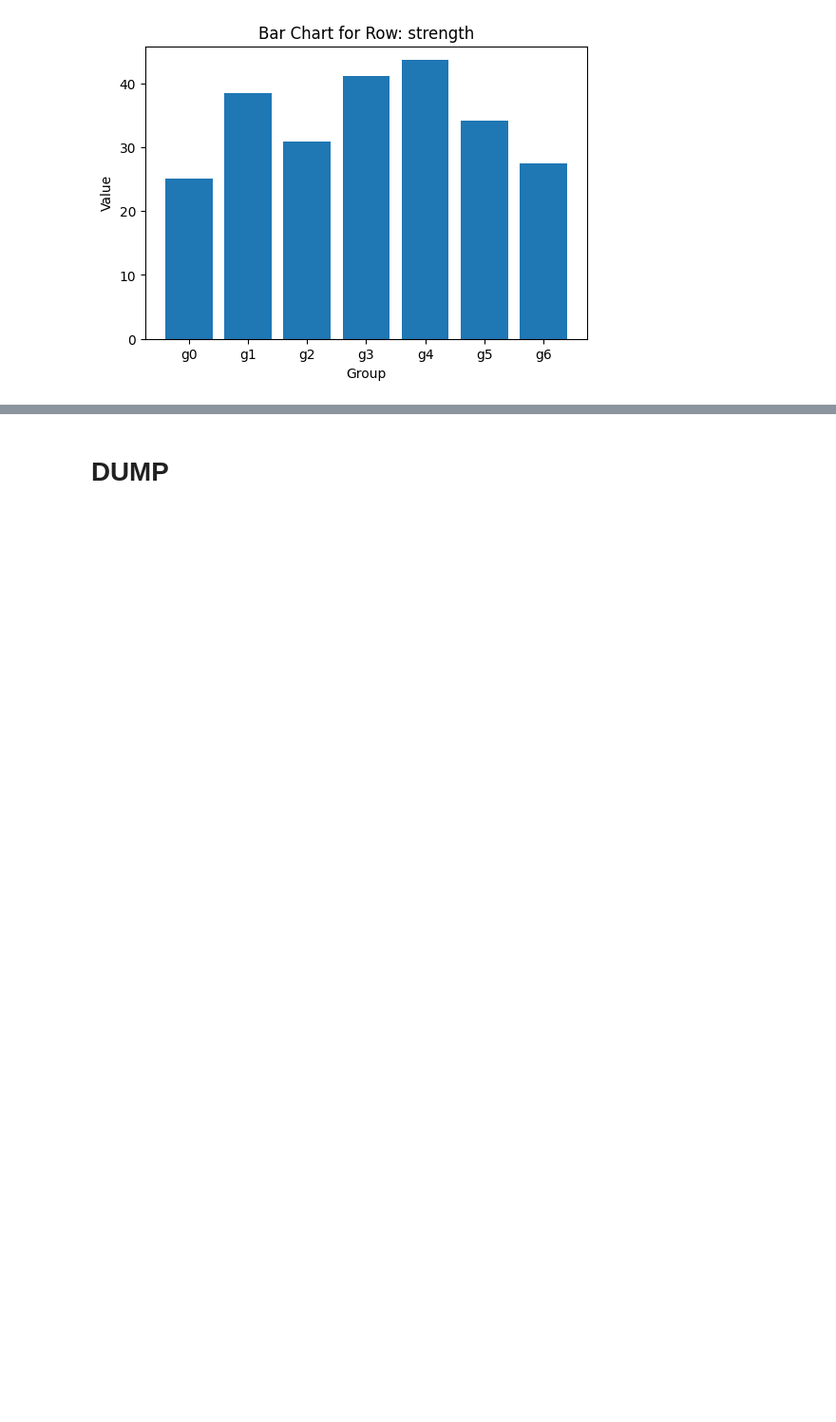
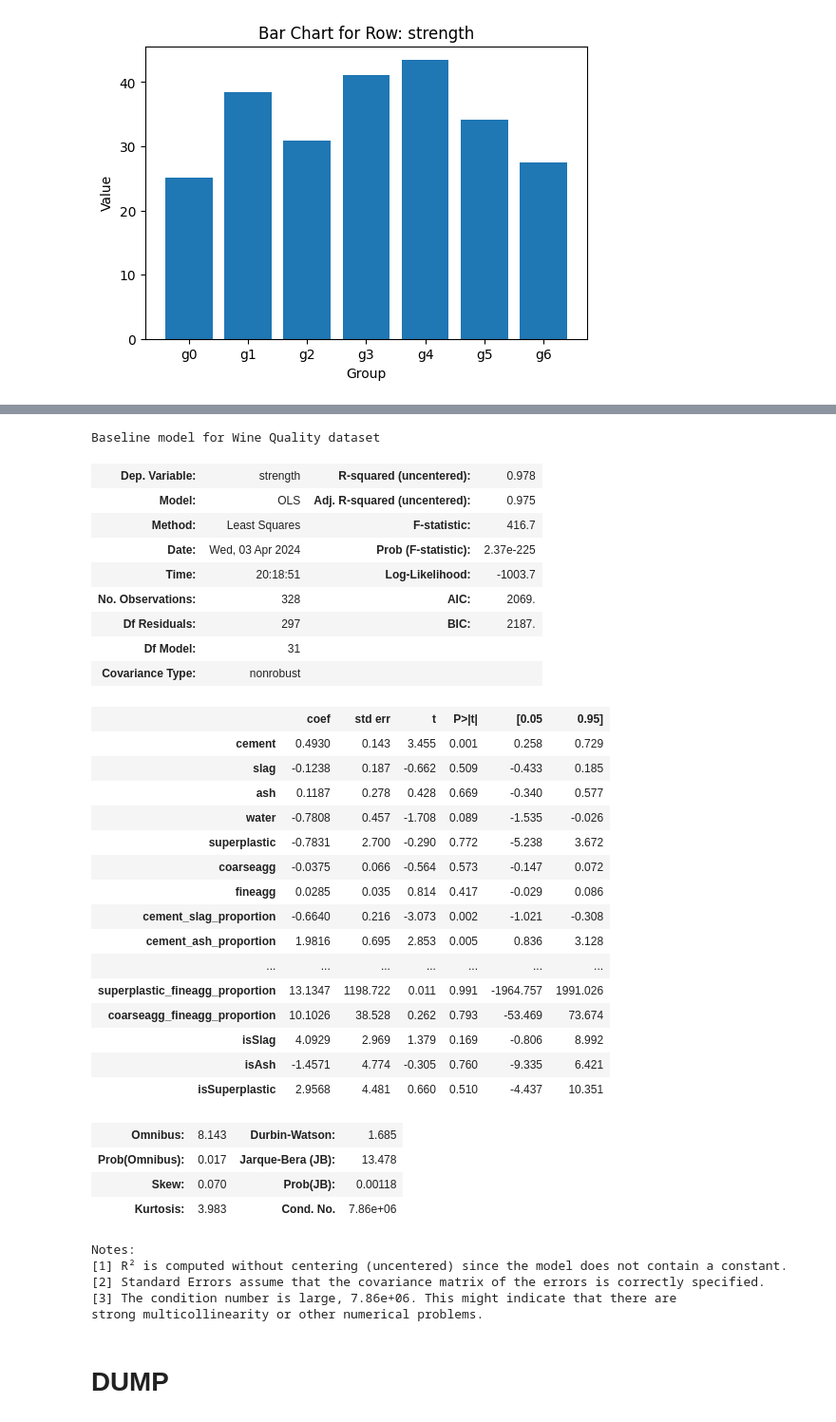
Before and after one commit to AndreyLebedinskiy/Concrete-properties-estimation, a Jupyter notebook: UOLProject.ipynb, the cells around one changed output, grey strips where cells are left out. Shown at 95% size. Drawn from its saved outputs; the diff is of its cells as text; code cells hidden in the pictures; blank space fills up the shorter version.

```diff
--- a/UOLProject.ipynb
+++ b/UOLProject.ipynb
@@ -252,0 +285,3 @@ data.shape
+# %%
+data.drop_duplicates(inplace=True)
+data.shape
@@ -489,0 +540,5 @@ for index, row in means.iterrows():
+# %%
+X = data.drop(['strength', 'Klabels'], axis = 1)
+y = data['strength']
+X_ex = extendedData.drop(['strength'], axis = 1)
+y_ex = extendedData['strength']
@@ -489,0 +578,40 @@ for index, row in means.iterrows():
+# %%
+model = sm.OLS(y_ex, X_ex)
+fmdl = model.fit()
+fmdl.summary(title='Baseline model for Wine Quality dataset', alpha=.1)
+# %% [output]
+Baseline model for Wine Quality dataset
+| Dep. Variable: | strength | R-squared (uncentered): | 0.978 |
+| Model: | OLS | Adj. R-squared (uncentered): | 0.975 |
+| Method: | Least Squares | F-statistic: | 416.7 |
+| Date: | Wed, 03 Apr 2024 | Prob (F-statistic): | 2.37e-225 |
+| Time: | 20:18:51 | Log-Likelihood: | -1003.7 |
+| No. Observations: | 328 | AIC: | 2069. |
+| Df Residuals: | 297 | BIC: | 2187. |
+| Df Model: | 31 |  |  |
+| Covariance Type: | nonrobust |  |  |
+|  | coef | std err | t | P>|t| | [0.05 | 0.95] |
+| cement | 0.4930 | 0.143 | 3.455 | 0.001 | 0.258 | 0.729 |
+| slag | -0.1238 | 0.187 | -0.662 | 0.509 | -0.433 | 0.185 |
+| ash | 0.1187 | 0.278 | 0.428 | 0.669 | -0.340 | 0.577 |
+| water | -0.7808 | 0.457 | -1.708 | 0.089 | -1.535 | -0.026 |
+| superplastic | -0.7831 | 2.700 | -0.290 | 0.772 | -5.238 | 3.672 |
+| coarseagg | -0.0375 | 0.066 | -0.564 | 0.573 | -0.147 | 0.072 |
+| fineagg | 0.0285 | 0.035 | 0.814 | 0.417 | -0.029 | 0.086 |
+| cement_slag_proportion | -0.6640 | 0.216 | -3.073 | 0.002 | -1.021 | -0.308 |
+| cement_ash_proportion | 1.9816 | 0.695 | 2.853 | 0.005 | 0.836 | 3.128 |
+| ... | ... | ... | ... | ... | ... | ... |
+| superplastic_fineagg_proportion | 13.1347 | 1198.722 | 0.011 | 0.991 | -1964.757 | 1991.026 |
+| coarseagg_fineagg_proportion | 10.1026 | 38.528 | 0.262 | 0.793 | -53.469 | 73.674 |
+| isSlag | 4.0929 | 2.969 | 1.379 | 0.169 | -0.806 | 8.992 |
+| isAsh | -1.4571 | 4.774 | -0.305 | 0.760 | -9.335 | 6.421 |
+| isSuperplastic | 2.9568 | 4.481 | 0.660 | 0.510 | -4.437 | 10.351 |
+| Omnibus: | 8.143 | Durbin-Watson: | 1.685 |
+| Prob(Omnibus): | 0.017 | Jarque-Bera (JB): | 13.478 |
+| Skew: | 0.070 | Prob(JB): | 0.00118 |
+| Kurtosis: | 3.983 | Cond. No. | 7.86e+06 |
+Notes:
+[1] R² is computed without centering (uncentered) since the model does not contain a constant.
+[2] Standard Errors assume that the covariance matrix of the errors is correctly specified.
+[3] The condition number is large, 7.86e+06. This might indicate that there are
+strong multicollinearity or other numerical problems.
```
Also changed, not shown: parts of 19 cells of this notebook.
